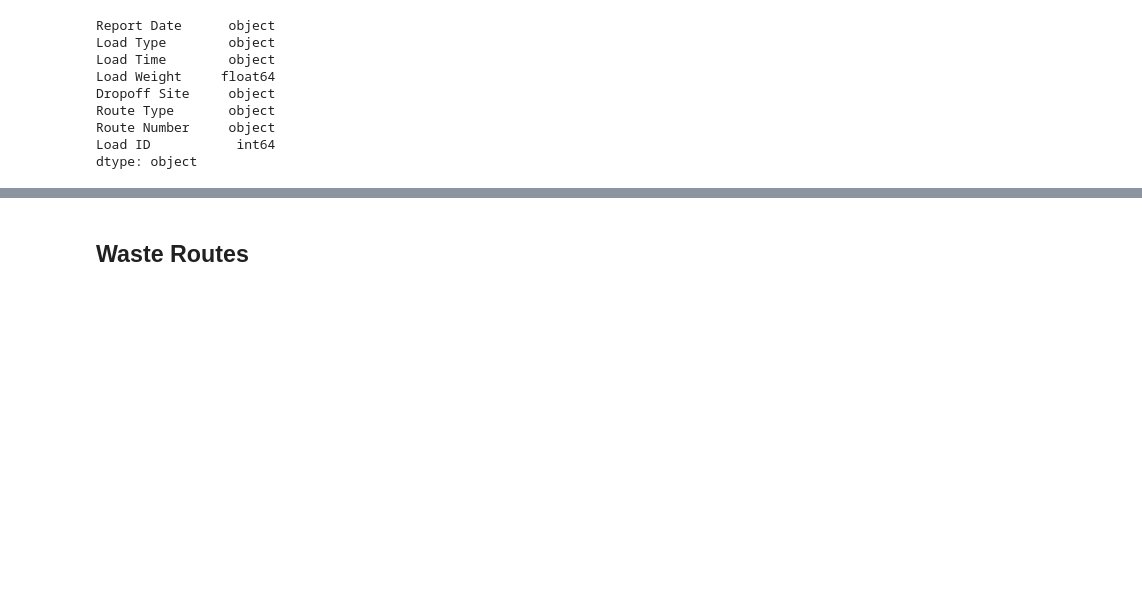
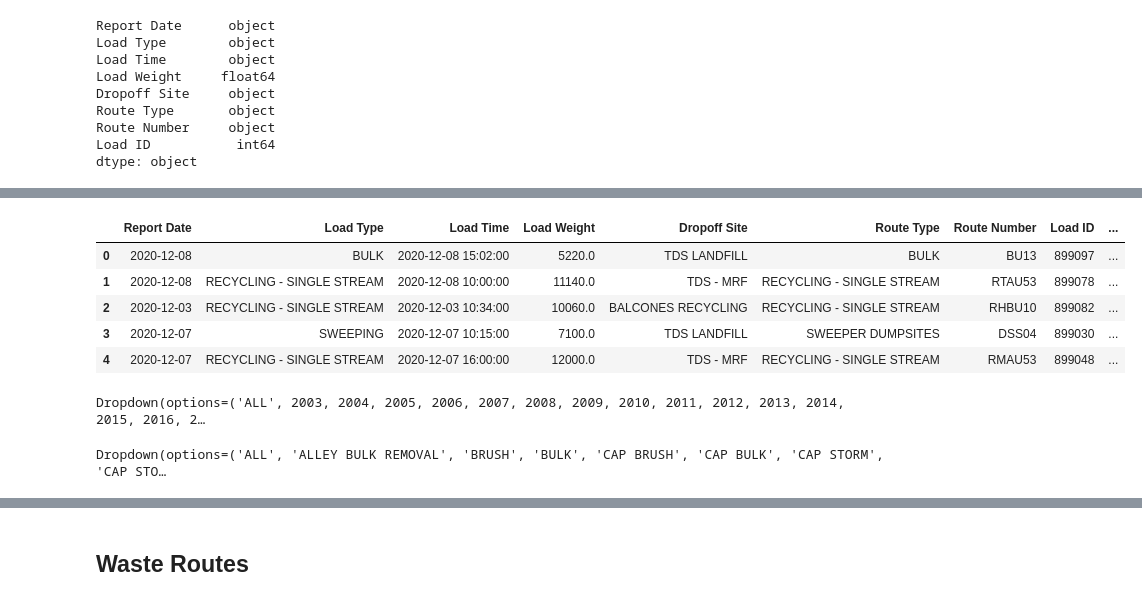
Before and after one commit to fredericojpr/WDL_1, a Jupyter notebook: EDAnotebook.ipynb, the cells around one changed output, grey strips where cells are left out. Cells and saved outputs as stored; diff of their text form; code cells hidden in the pictures; blank space fills up the shorter version.

Commit message:
data visua

```diff
--- a/EDAnotebook.ipynb
+++ b/EDAnotebook.ipynb
@@ -12,0 +45,2 @@ waste_aust = pd.read_csv('waste_collection.csv')
+# %%
+waste_aust=pd.read_csv('data/waste.csv')
@@ -24,0 +92,15 @@ dtype: object
+# %%
+waste_aust['Report Date']= pd.to_datetime(waste_aust['Report Date'], infer_datetime_format=True)
+waste_aust['Load Time']= pd.to_datetime(waste_aust['Load Time'], infer_datetime_format=True)
+# %%
+waste_aust['Year'] =waste_aust['Report Date'].dt.year
+waste_aust['Month'] =waste_aust['Report Date'].dt.month
+# %%
+waste_aust.head()
+# %% [output]
+|  | Report Date | Load Type | Load Time | Load Weight | Dropoff Site | Route Type | Route Number | Load ID | ... |
+| 0 | 2020-12-08 | BULK | 2020-12-08 15:02:00 | 5220.0 | TDS LANDFILL | BULK | BU13 | 899097 | ... |
+| 1 | 2020-12-08 | RECYCLING - SINGLE STREAM | 2020-12-08 10:00:00 | 11140.0 | TDS - MRF | RECYCLING - SINGLE STREAM | RTAU53 | 899078 | ... |
+| 2 | 2020-12-03 | RECYCLING - SINGLE STREAM | 2020-12-03 10:34:00 | 10060.0 | BALCONES RECYCLING | RECYCLING - SINGLE STREAM | RHBU10 | 899082 | ... |
+| 3 | 2020-12-07 | SWEEPING | 2020-12-07 10:15:00 | 7100.0 | TDS LANDFILL | SWEEPER DUMPSITES | DSS04 | 899030 | ... |
+| 4 | 2020-12-07 | RECYCLING - SINGLE STREAM | 2020-12-07 16:00:00 | 12000.0 | TDS - MRF | RECYCLING - SINGLE STREAM | RMAU53 | 899048 | ... |
@@ -24,0 +142,6 @@ dtype: object
+# %%
+display(dropdown_year)
+display(dropdown_routeType)
+# %% [output]
+Dropdown(options=('ALL', 2003, 2004, 2005, 2006, 2007, 2008, 2009, 2010, 2011, 2012, 2013, 2014, 2015, 2016, 2…
+Dropdown(options=('ALL', 'ALLEY BULK REMOVAL', 'BRUSH', 'BULK', 'CAP BRUSH', 'CAP BULK', 'CAP STORM', 'CAP STO…
```
Also changed, not shown: parts of 37 cells of this notebook, 2 other files.
